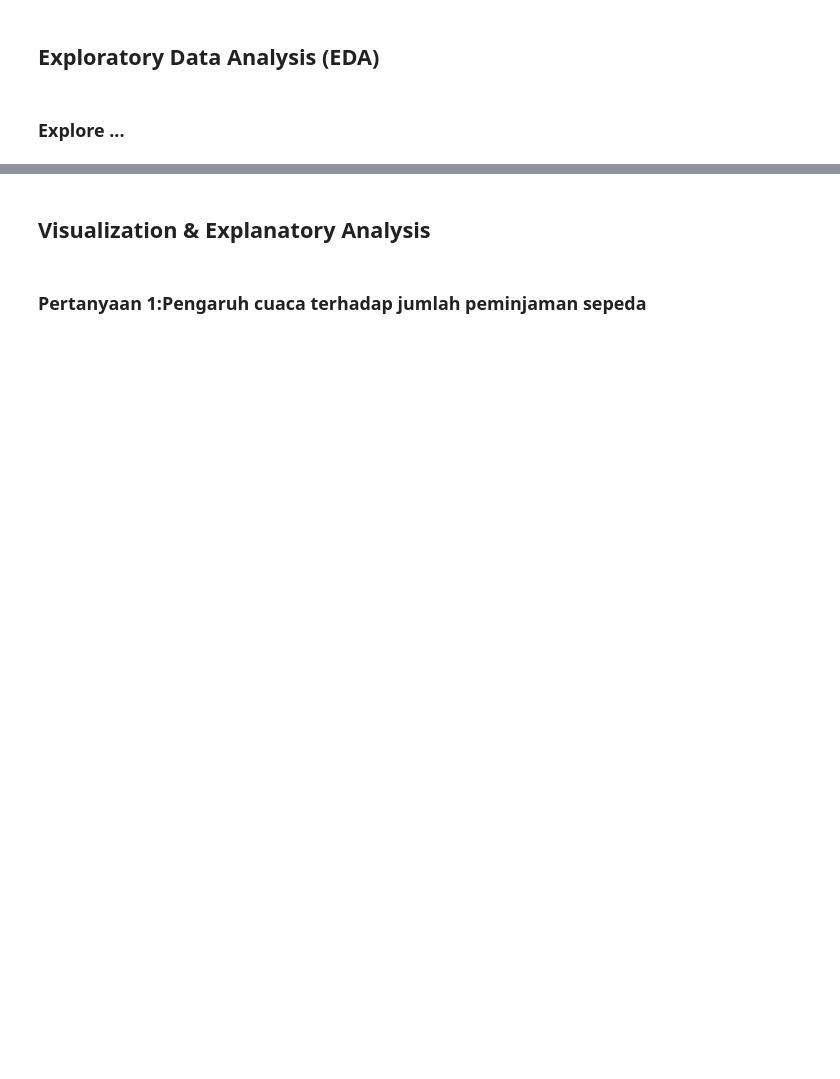
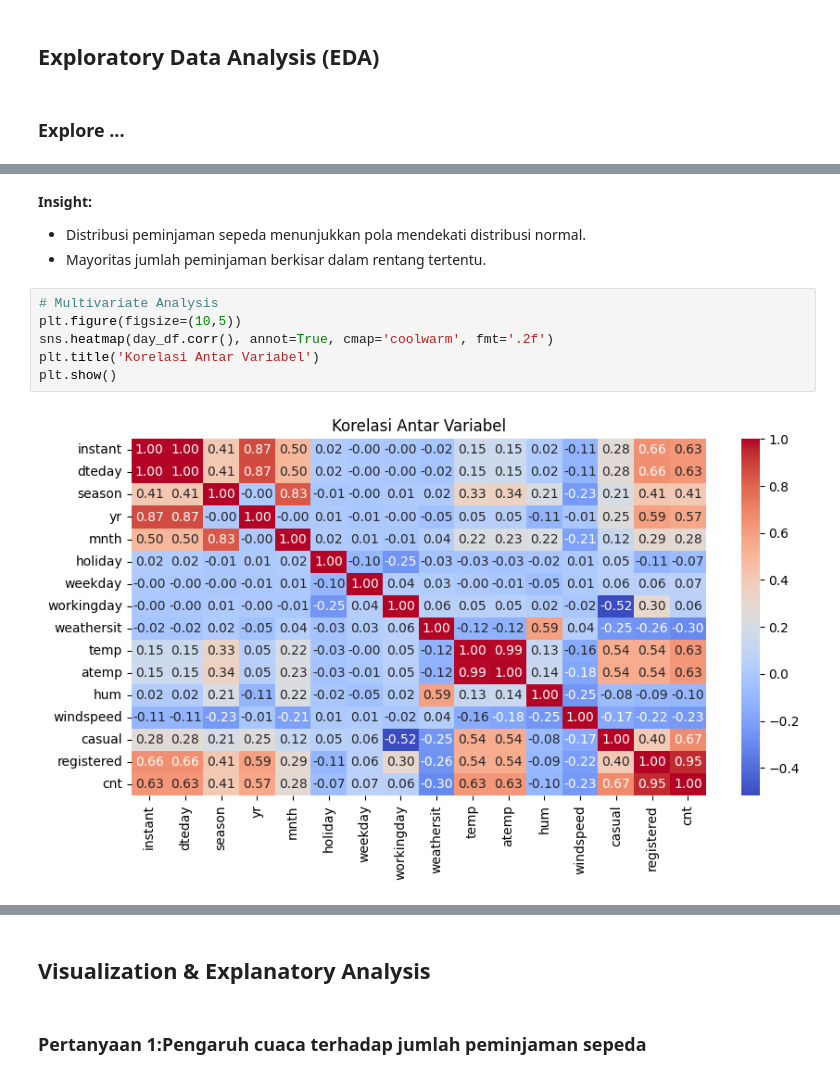
Before and after one commit to Nisarianti2218/Bike_Sharing_Dashboard, a Jupyter notebook: Proyek_Analisis_Data.ipynb, the cells around one changed output, grey strips where cells are left out. Drawn from its saved outputs; the diff is of its cells as text; blank space fills up the shorter version.

```diff
--- a/Proyek_Analisis_Data.ipynb
+++ b/Proyek_Analisis_Data.ipynb
@@ -84,0 +150,12 @@ plt.show()
+# %% [markdown]
+**Insight:**
+- Distribusi peminjaman sepeda menunjukkan pola mendekati distribusi normal.
+- Mayoritas jumlah peminjaman berkisar dalam rentang tertentu.
+# %%
+# Multivariate Analysis
+plt.figure(figsize=(10,5))
+sns.heatmap(day_df.corr(), annot=True, cmap='coolwarm', fmt='.2f')
+plt.title('Korelasi Antar Variabel')
+plt.show()
+# %% [output]
+[figure, added]
```
Also changed, not shown: parts of 35 cells of this notebook, 1 other file.
